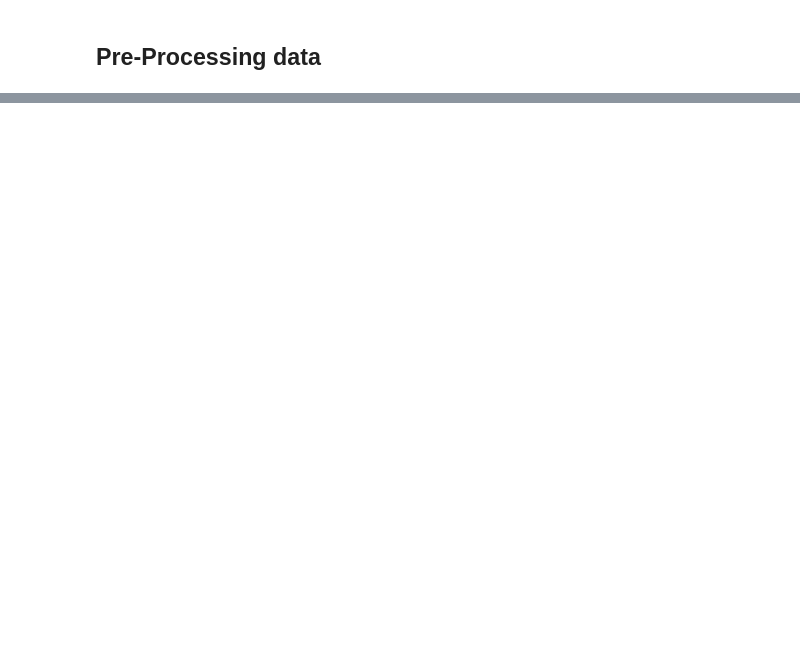
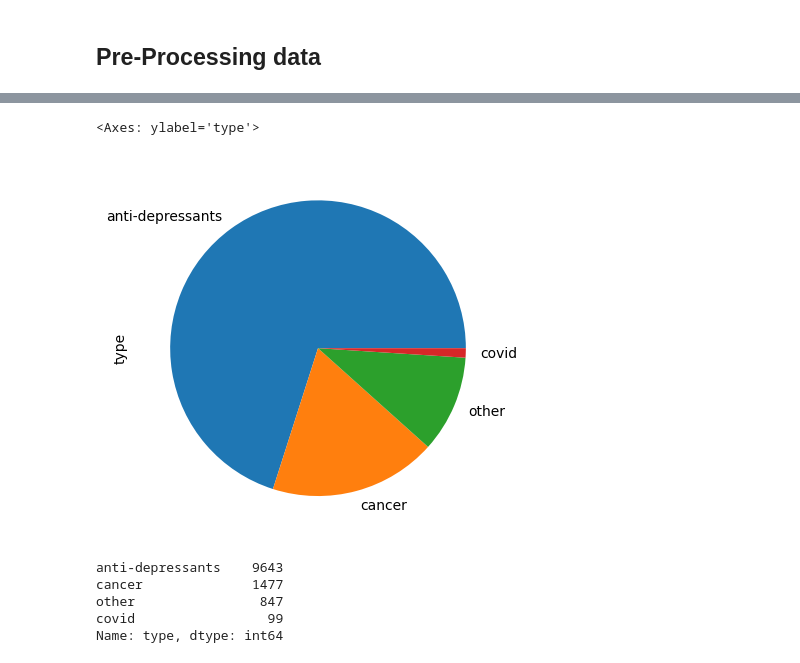
Before and after one commit to Karishma34/MedTech-Project, a Jupyter notebook: Web Scraping/forums/pre_process.ipynb, the cells around one changed output, grey strips where cells are left out. Saved outputs shown, nothing was run; the diff lists cells and outputs as text; code cells hidden in the pictures; blank space fills up the shorter version.

```diff
--- a/Web Scraping/forums/pre_process.ipynb
+++ b/Web Scraping/forums/pre_process.ipynb
@@ -123,0 +115,5 @@ pre_process(merged_df)
+# %%
+merged_df.type.value_counts().plot(kind='pie')
+# %% [output]
+<Axes: ylabel='type'>
+[figure, added]
@@ -124,2 +126,10 @@ pre_process(merged_df)
+# %%
+comments_questions.type.value_counts()
+# %% [output]
+anti-depressants    9643
+cancer              1477
+other                847
+covid                 99
+Name: type, dtype: int64
 # %%
 from sklearn.feature_extraction.text import TfidfVectorizer
```
Also changed, not shown: parts of 15 cells of this notebook.
